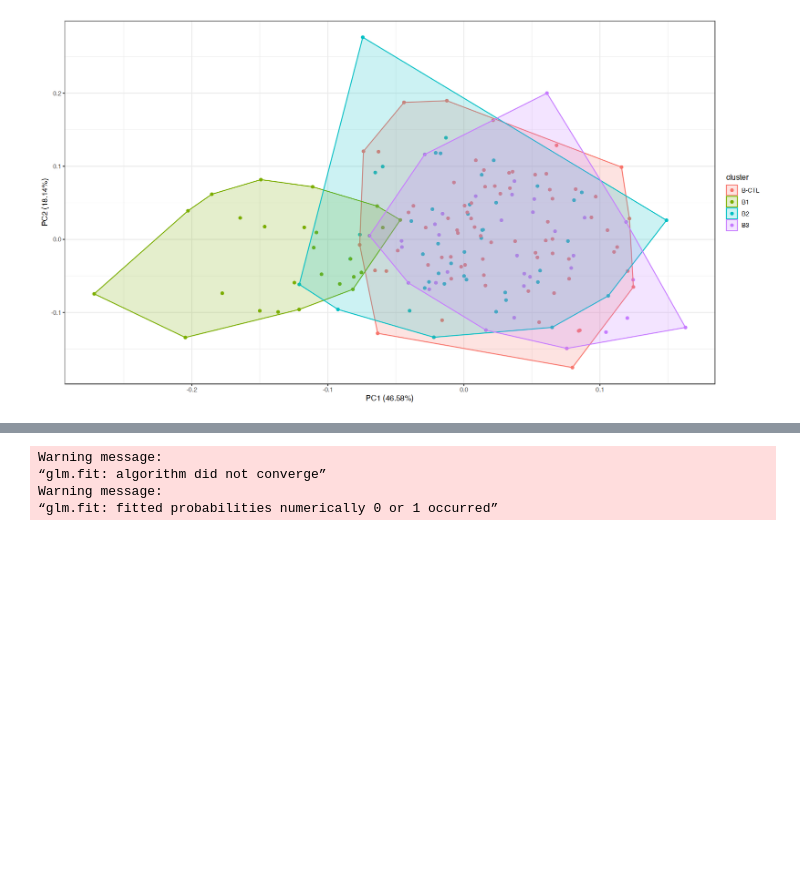
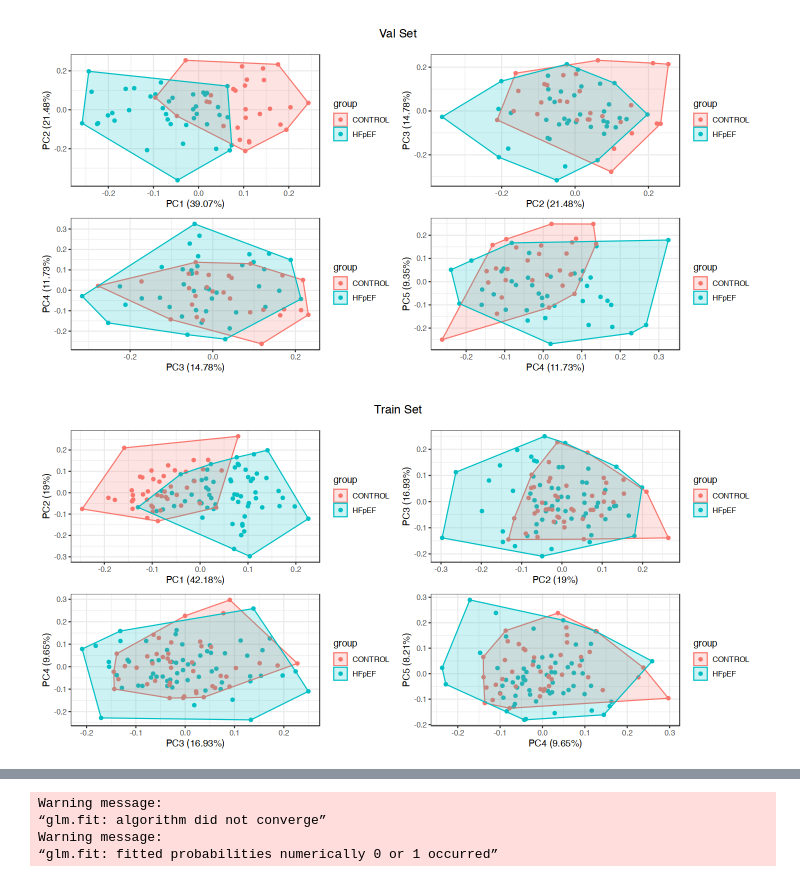
Before and after one commit to HussinLab/BECAME_HF, a Jupyter notebook: notebooks/Logistic_Regression_Lasso.ipynb, the cells around one changed output, grey strips where cells are left out. Drawn from its saved outputs; the diff is of its cells as text; code cells hidden in the pictures; blank space fills up the shorter version.

```diff
--- a/notebooks/Logistic_Regression_Lasso.ipynb
+++ b/notebooks/Logistic_Regression_Lasso.ipynb
@@ -9,7 +54,9 @@ lipid_meta = read.csv('../data/var_importance.b1.csv')
 # %%
 scaled_df = read.csv('../data/merged_dataset.csv')
 meta = read.csv('../data/merged_dataset_meta.csv')
+response_name = 'group'
 
 became_data = scaled_df[rownames(subset(meta,cohort=='BECAME')),]
+#became_data = scaled_df
 became_meta = meta[rownames(became_data),]
-became_data$response_var = as.factor(as.numeric(became_meta[rownames(became_data),'cluster']=='B1'))
+became_data$response_var = as.factor(as.numeric(became_meta[rownames(became_data),response_name]=='HFpEF'))
@@ -80,21 +159,19 @@ plot(cv_model)
 # %%
 nfolds = 10
 
-val_index = createDataPartition(became_data$response_var, p = 0.5, list = FALSE)
-became_val = became_data
-
-indexes = as.data.frame(createDataPartition(became_val$response_var, p = 0.7, list = FALSE, times=nfolds))
+indexes = as.data.frame(createDataPartition(became_data[train_index,]$response_var, p = 0.8, list = FALSE, times=nfolds))
 
 predictors = list(
     'min_lambda' = list(),
     'se_lamdba' = list()
 )
+
+became_data_folds = became_data[train_index,]
 for(k in 1:nfolds){
+    index = indexes[,k]
+    became_data_train = became_data_folds[index,]
 
-    index = indexes[,k]
-    became_data_train = became_val[index,]
-
-    x = became_data_train[,grepl('^X',colnames(became_val))]
+    x = became_data_train[,grepl('^X',colnames(became_data_folds))]
     y = became_data_train$response_var
 
     min_model <- glmnet(as.matrix(x), y, alpha = 1, lambda = lambda_min, family='binomial')
@@ -243,4 +325,33 @@ rf_minimal = c('X64','X134','X3','X16','X119')
 # %%
-autoplot(prcomp(became_data[,rf_minimal]),data=became_meta,col='cluster',frame=T)+theme_bw()
+options(repr.plot.width = 12, repr.plot.height = 6)
+
+common_elements=common_elements_se
+
+p1 = autoplot(prcomp(became_data[-train_index,common_elements]),
+         data=became_meta[rownames(became_data[-train_index,]),],col=response_name,frame=T,x=1,y=2)+theme_bw()
+p2 = autoplot(prcomp(became_data[-train_index,common_elements]),
+         data=became_meta[rownames(became_data[-train_index,]),],col=response_name,frame=T,x=2,y=3)+theme_bw()
+p3 = autoplot(prcomp(became_data[-train_index,common_elements]),
+         data=became_meta[rownames(became_data[-train_index,]),],col=response_name,frame=T,x=3,y=4)+theme_bw()
+p4 = autoplot(prcomp(became_data[-train_index,common_elements]),
+         data=became_meta[rownames(became_data[-train_index,]),],col=response_name,frame=T,x=4,y=5)+theme_bw()
+
+title <- ggdraw() + draw_label("Val Set", fontface='bold')
+p = cowplot::plot_grid(p1,p2,p3,p4)
+plot_grid(title, p, ncol=1, rel_heights=c(0.1, 1))
+
+p1 = autoplot(prcomp(became_data[train_index,common_elements]),
+         data=became_meta[rownames(became_data[train_index,]),],col=response_name,frame=T,x=1,y=2)+theme_bw()
+p2 = autoplot(prcomp(became_data[train_index,common_elements]),
+         data=became_meta[rownames(became_data[train_index,]),],col=response_name,frame=T,x=2,y=3)+theme_bw()
+p3 = autoplot(prcomp(became_data[train_index,common_elements]),
+         data=became_meta[rownames(became_data[train_index,]),],col=response_name,frame=T,x=3,y=4)+theme_bw()
+p4 = autoplot(prcomp(became_data[train_index,common_elements]),
+         data=became_meta[rownames(became_data[train_index,]),],col=response_name,frame=T,x=4,y=5)+theme_bw()
+
+title <- ggdraw() + draw_label("Train Set", fontface='bold')
+p = cowplot::plot_grid(p1,p2,p3,p4)
+plot_grid(title, p, ncol=1, rel_heights=c(0.1, 1))
 # %% [output]
-[figure, old version]
+[figure, new version]
+[figure, added]
```
Also changed, not shown: parts of 23 cells of this notebook, 12 other files.
